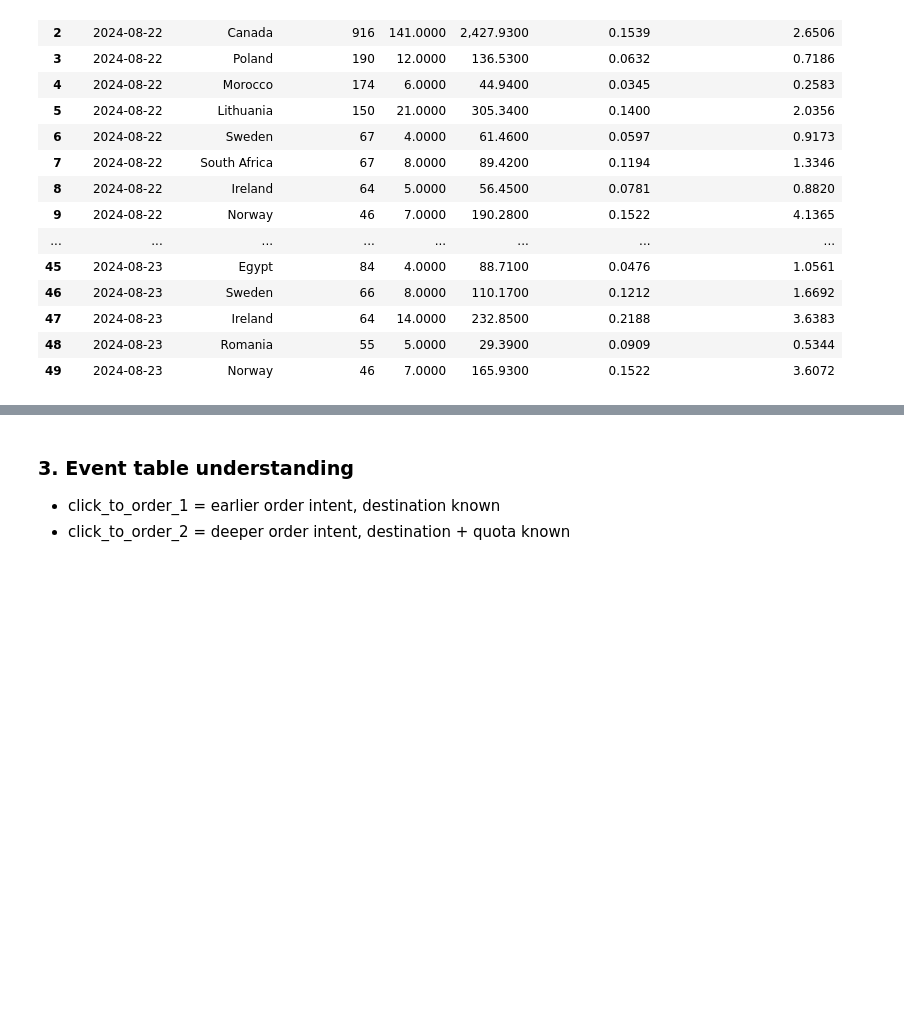
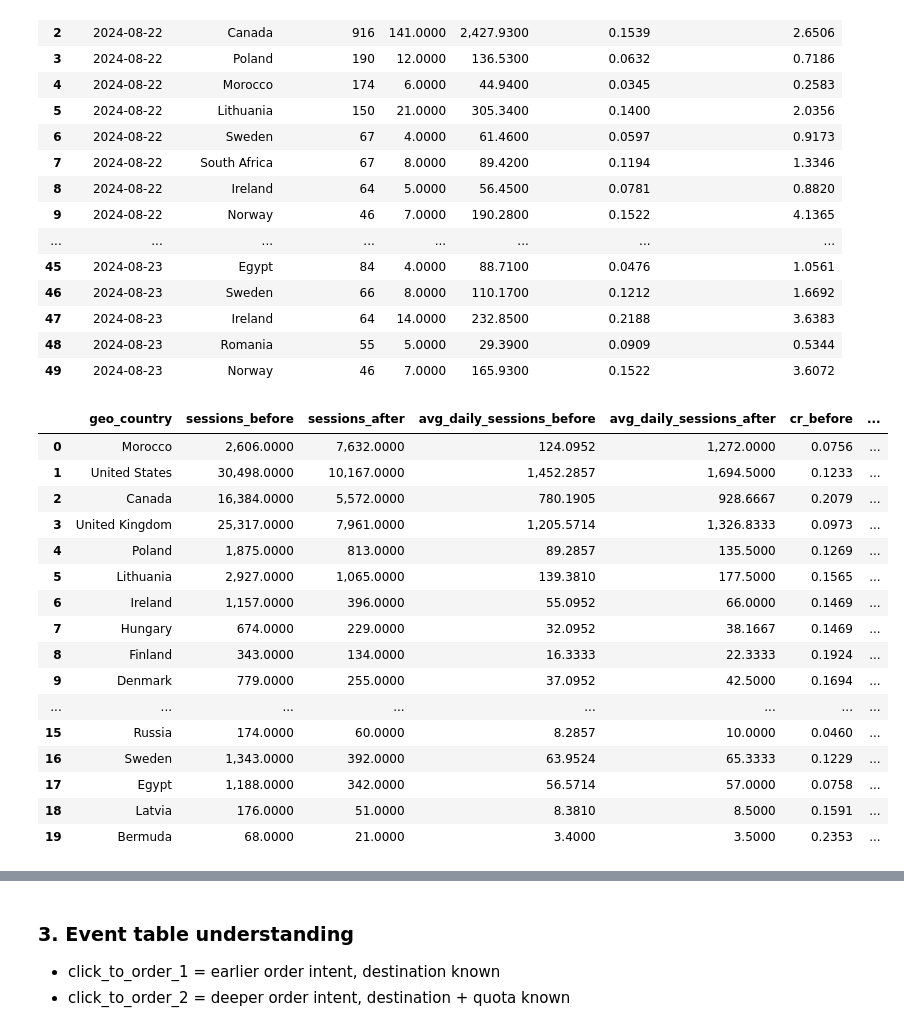
Before and after one commit to HuskyB0y/saily, a Jupyter notebook: source/eSIM_eda_saily.ipynb, the cells around one changed output, grey strips where cells are left out. Cells and saved outputs as stored; diff of their text form; code cells hidden in the pictures; blank space fills up the shorter version.

```diff
--- a/source/eSIM_eda_saily.ipynb
+++ b/source/eSIM_eda_saily.ipynb
@@ -596,3 +603,85 @@ ios_geo_daily_after_22.head(50)
 | 47 | 2024-08-23 | Ireland | 64 | 14.0000 | 232.8500 | 0.2188 | 3.6383 |
 | 48 | 2024-08-23 | Romania | 55 | 5.0000 | 29.3900 | 0.0909 | 0.5344 |
 | 49 | 2024-08-23 | Norway | 46 | 7.0000 | 165.9300 | 0.1522 | 3.6072 |
+# %%
+ios_country_change = con.execute("""
+WITH country_period AS (
+    SELECT
+        CASE
+            WHEN session_date < '2024-08-22' THEN 'before'
+            ELSE 'after'
+        END AS period,
+        geo_country,
+        COUNT(DISTINCT session_date) AS active_dates,
+        COUNT(*) AS session_days,
+        SUM(has_purchase) AS buyers,
+        SUM(revenue) AS revenue
+    FROM session_day
+    WHERE platform = 'IOS'
+    GROUP BY period, geo_country
+),
+
+pivoted AS (
+    SELECT
+        geo_country,
+
+        SUM(CASE WHEN period = 'before' THEN session_days ELSE 0 END) AS sessions_before,
+        SUM(CASE WHEN period = 'after' THEN session_days ELSE 0 END) AS sessions_after,
+
+        SUM(CASE WHEN period = 'before' THEN buyers ELSE 0 END) AS buyers_before,
+        SUM(CASE WHEN period = 'after' THEN buyers ELSE 0 END) AS buyers_after,
+
+        SUM(CASE WHEN period = 'before' THEN revenue ELSE 0 END) AS revenue_before,
+        SUM(CASE WHEN period = 'after' THEN revenue ELSE 0 END) AS revenue_after,
+
+        MAX(CASE WHEN period = 'before' THEN active_dates ELSE NULL END) AS days_before,
+        MAX(CASE WHEN period = 'after' THEN active_dates ELSE NULL END) AS days_after
+    FROM country_period
+    GROUP BY geo_country
+)
+
+SELECT
+    geo_country,
+
+    sessions_before,
+    sessions_after,
+
+    sessions_before * 1.0 / NULLIF(days_before, 0) AS avg_daily_sessions_before,
+    sessions_after * 1.0 / NULLIF(days_after, 0) AS avg_daily_sessions_after,
+
+    buyers_before * 1.0 / NULLIF(sessions_before, 0) AS cr_before,
+    buyers_after * 1.0 / NULLIF(sessions_after, 0) AS cr_after,
+
+    revenue_before * 1.0 / NULLIF(sessions_before, 0) AS rps_before,
+    revenue_after * 1.0 / NULLIF(sessions_after, 0) AS rps_after,
+
+    (sessions_after * 1.0 / NULLIF(days_after, 0))
+      - (sessions_before * 1.0 / NULLIF(days_before, 0)) AS avg_daily_session_change,
+
+    (buyers_after * 1.0 / NULLIF(sessions_after, 0))
+      - (buyers_before * 1.0 / NULLIF(sessions_before, 0)) AS cr_change
+FROM pivoted
+WHERE sessions_before >= 50
+   OR sessions_after >= 50
+ORDER BY avg_daily_session_change DESC
+""").df()
+
+ios_country_change.head(15)
+# %% [output]
+|  | geo_country | sessions_before | sessions_after | avg_daily_sessions_before | avg_daily_sessions_after | cr_before | ... |
+| 0 | Morocco | 2,606.0000 | 7,632.0000 | 124.0952 | 1,272.0000 | 0.0756 | ... |
+| 1 | United States | 30,498.0000 | 10,167.0000 | 1,452.2857 | 1,694.5000 | 0.1233 | ... |
+| 2 | Canada | 16,384.0000 | 5,572.0000 | 780.1905 | 928.6667 | 0.2079 | ... |
+| 3 | United Kingdom | 25,317.0000 | 7,961.0000 | 1,205.5714 | 1,326.8333 | 0.0973 | ... |
+| 4 | Poland | 1,875.0000 | 813.0000 | 89.2857 | 135.5000 | 0.1269 | ... |
+| 5 | Lithuania | 2,927.0000 | 1,065.0000 | 139.3810 | 177.5000 | 0.1565 | ... |
+| 6 | Ireland | 1,157.0000 | 396.0000 | 55.0952 | 66.0000 | 0.1469 | ... |
+| 7 | Hungary | 674.0000 | 229.0000 | 32.0952 | 38.1667 | 0.1469 | ... |
+| 8 | Finland | 343.0000 | 134.0000 | 16.3333 | 22.3333 | 0.1924 | ... |
+| 9 | Denmark | 779.0000 | 255.0000 | 37.0952 | 42.5000 | 0.1694 | ... |
+| ... | ... | ... | ... | ... | ... | ... | ... |
+| 15 | Russia | 174.0000 | 60.0000 | 8.2857 | 10.0000 | 0.0460 | ... |
+| 16 | Sweden | 1,343.0000 | 392.0000 | 63.9524 | 65.3333 | 0.1229 | ... |
+| 17 | Egypt | 1,188.0000 | 342.0000 | 56.5714 | 57.0000 | 0.0758 | ... |
+| 18 | Latvia | 176.0000 | 51.0000 | 8.3810 | 8.5000 | 0.1591 | ... |
+| 19 | Bermuda | 68.0000 | 21.0000 | 3.4000 | 3.5000 | 0.2353 | ... |
```
Also changed, not shown: parts of 7 cells of this notebook.
